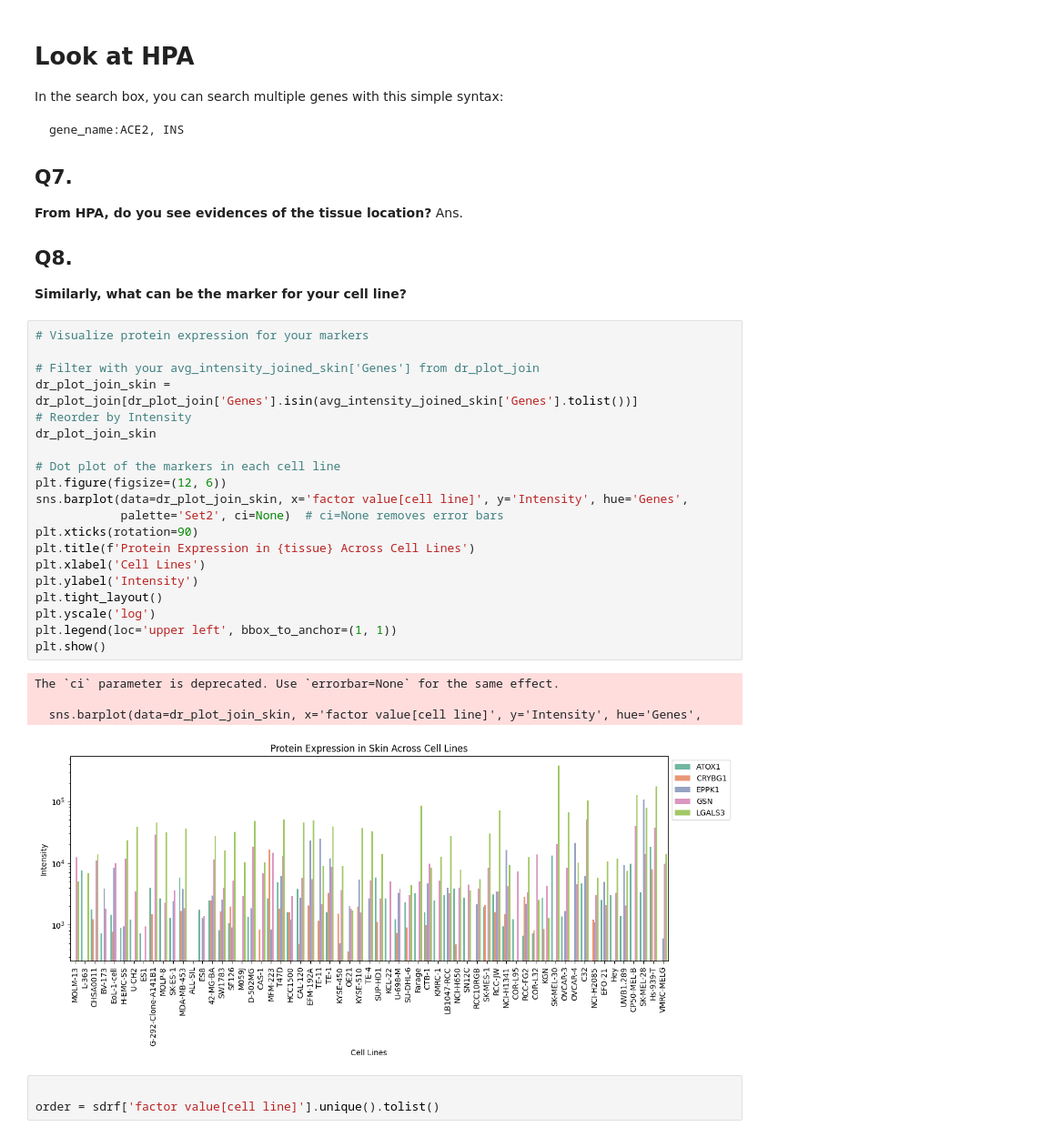
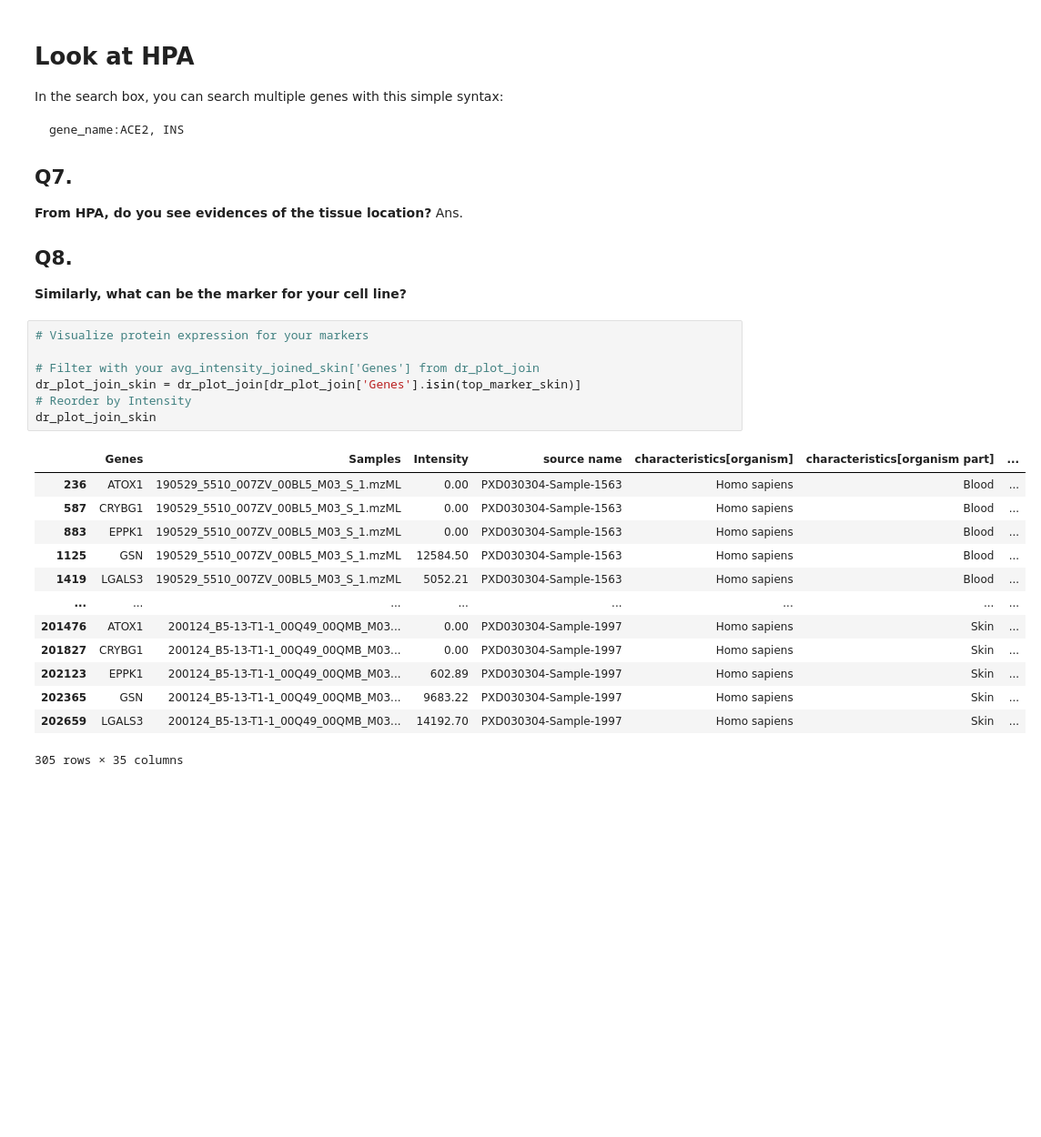
Before and after one commit to thanadol-git/BC_25, a Jupyter notebook: quantms.ipynb, the cells around one changed output. Shown at 91% size. Saved outputs shown, nothing was run; the diff lists cells and outputs as text; blank space fills up the shorter version.

```diff
--- a/quantms.ipynb
+++ b/quantms.ipynb
@@ -260,32 +269,25 @@ Ans.
 
 ## Q8.
 **Similarly, what can be the marker for your cell line?**
-# %%
-# Visualize protein expression for your markers
-
-# Filter with your avg_intensity_joined_skin['Genes'] from dr_plot_join
-dr_plot_join_skin = dr_plot_join[dr_plot_join['Genes'].isin(avg_intensity_joined_skin['Genes'].tolist())]
-# Reorder by Intensity
-dr_plot_join_skin
-
-# Dot plot of the markers in each cell line
-plt.figure(figsize=(12, 6))
-sns.barplot(data=dr_plot_join_skin, x='factor value[cell line]', y='Intensity', hue='Genes',
-            palette='Set2', ci=None)  # ci=None removes error bars
-plt.xticks(rotation=90)
-plt.title(f'Protein Expression in {tissue} Across Cell Lines')
-plt.xlabel('Cell Lines')
-plt.ylabel('Intensity')
-plt.tight_layout()
-plt.yscale('log')
-plt.legend(loc='upper left', bbox_to_anchor=(1, 1))
-plt.show()
-# %% [output]
-The `ci` parameter is deprecated. Use `errorbar=None` for the same effect.
-
-  sns.barplot(data=dr_plot_join_skin, x='factor value[cell line]', y='Intensity', hue='Genes',
-[figure, removed]
-# %%
-
-order = sdrf['factor value[cell line]'].unique().tolist()
+# %%
+# Visualize protein expression for your markers
+
+# Filter with your avg_intensity_joined_skin['Genes'] from dr_plot_join
+dr_plot_join_skin = dr_plot_join[dr_plot_join['Genes'].isin(top_marker_skin)]
+# Reorder by Intensity
+dr_plot_join_skin
+# %% [output]
+|  | Genes | Samples | Intensity | source name | characteristics[organism] | characteristics[organism part] | ... |
+| 236 | ATOX1 | 190529_5510_007ZV_00BL5_M03_S_1.mzML | 0.00 | PXD030304-Sample-1563 | Homo sapiens | Blood | ... |
+| 587 | CRYBG1 | 190529_5510_007ZV_00BL5_M03_S_1.mzML | 0.00 | PXD030304-Sample-1563 | Homo sapiens | Blood | ... |
+| 883 | EPPK1 | 190529_5510_007ZV_00BL5_M03_S_1.mzML | 0.00 | PXD030304-Sample-1563 | Homo sapiens | Blood | ... |
+| 1125 | GSN | 190529_5510_007ZV_00BL5_M03_S_1.mzML | 12584.50 | PXD030304-Sample-1563 | Homo sapiens | Blood | ... |
+| 1419 | LGALS3 | 190529_5510_007ZV_00BL5_M03_S_1.mzML | 5052.21 | PXD030304-Sample-1563 | Homo sapiens | Blood | ... |
+| ... | ... | ... | ... | ... | ... | ... | ... |
+| 201476 | ATOX1 | 200124_B5-13-T1-1_00Q49_00QMB_M03... | 0.00 | PXD030304-Sample-1997 | Homo sapiens | Skin | ... |
+| 201827 | CRYBG1 | 200124_B5-13-T1-1_00Q49_00QMB_M03... | 0.00 | PXD030304-Sample-1997 | Homo sapiens | Skin | ... |
+| 202123 | EPPK1 | 200124_B5-13-T1-1_00Q49_00QMB_M03... | 602.89 | PXD030304-Sample-1997 | Homo sapiens | Skin | ... |
+| 202365 | GSN | 200124_B5-13-T1-1_00Q49_00QMB_M03... | 9683.22 | PXD030304-Sample-1997 | Homo sapiens | Skin | ... |
+| 202659 | LGALS3 | 200124_B5-13-T1-1_00Q49_00QMB_M03... | 14192.70 | PXD030304-Sample-1997 | Homo sapiens | Skin | ... |
+305 rows × 35 columns
 # %%
```
Also changed, not shown: parts of 3 cells of this notebook.
